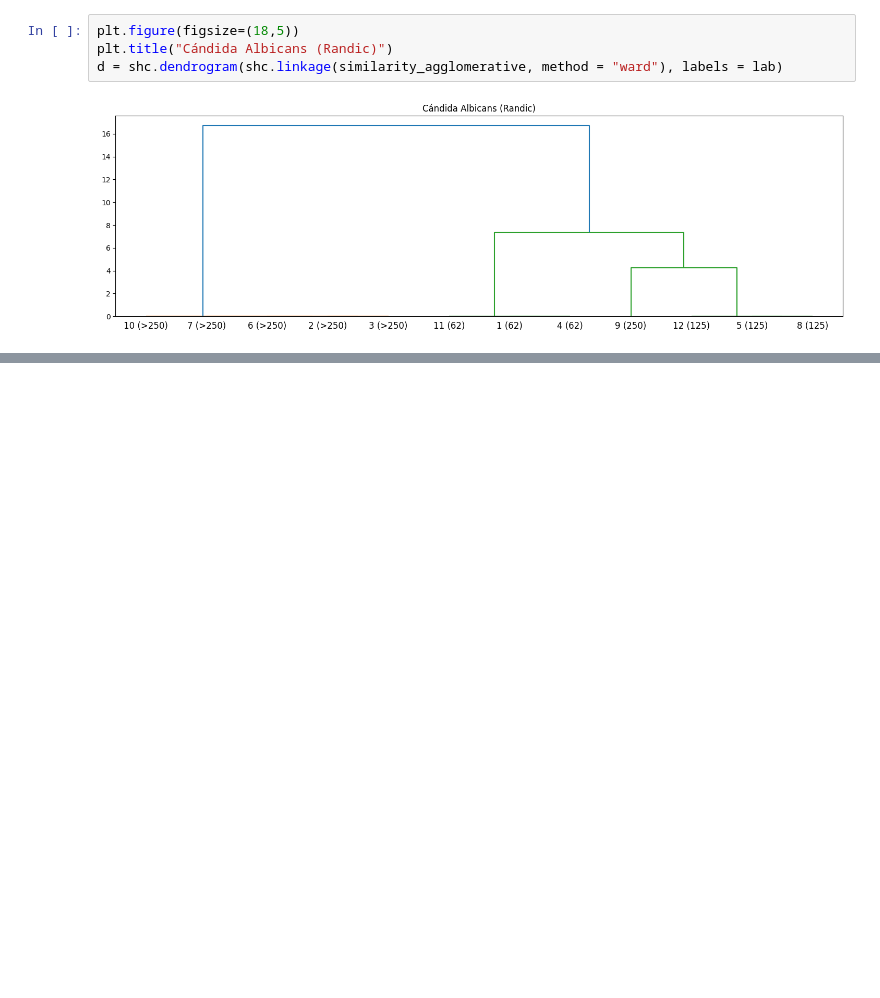
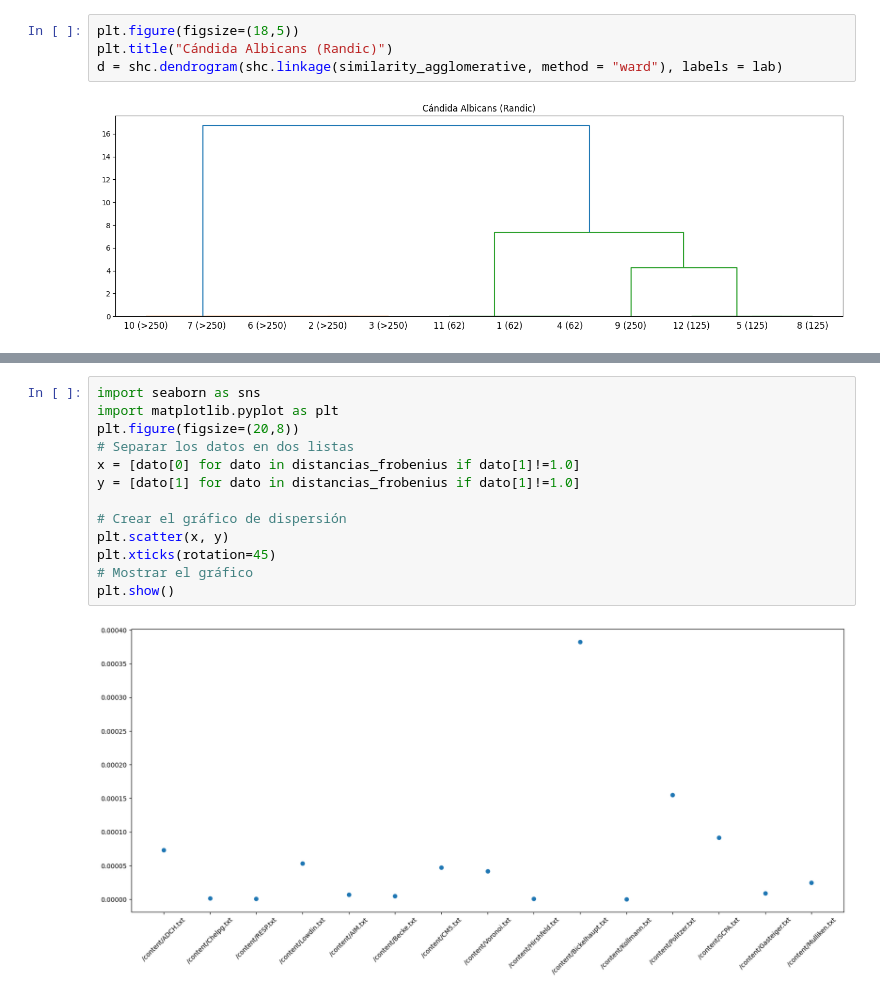
Before and after one commit to jisusP/Art-culo, a Jupyter notebook: agrupamiento.ipynb, the cells around one changed output, grey strips where cells are left out. Drawn from its saved outputs; the diff is of its cells as text; blank space fills up the shorter version.

```diff
--- a/agrupamiento.ipynb
+++ b/agrupamiento.ipynb
@@ -272,0 +298,15 @@ Distancia de Frobenius entre /content/Politzer.txt y la matriz de referencia: 0.
+# %%
+import seaborn as sns
+import matplotlib.pyplot as plt
+plt.figure(figsize=(20,8))
+# Separar los datos en dos listas
+x = [dato[0] for dato in distancias_frobenius if dato[1]!=1.0]
+y = [dato[1] for dato in distancias_frobenius if dato[1]!=1.0]
+
+# Crear el gráfico de dispersión
+plt.scatter(x, y)
+plt.xticks(rotation=45)
+# Mostrar el gráfico
+plt.show()
+# %% [output]
+[figure, added]
```
Also changed, not shown: parts of 7 cells of this notebook.
